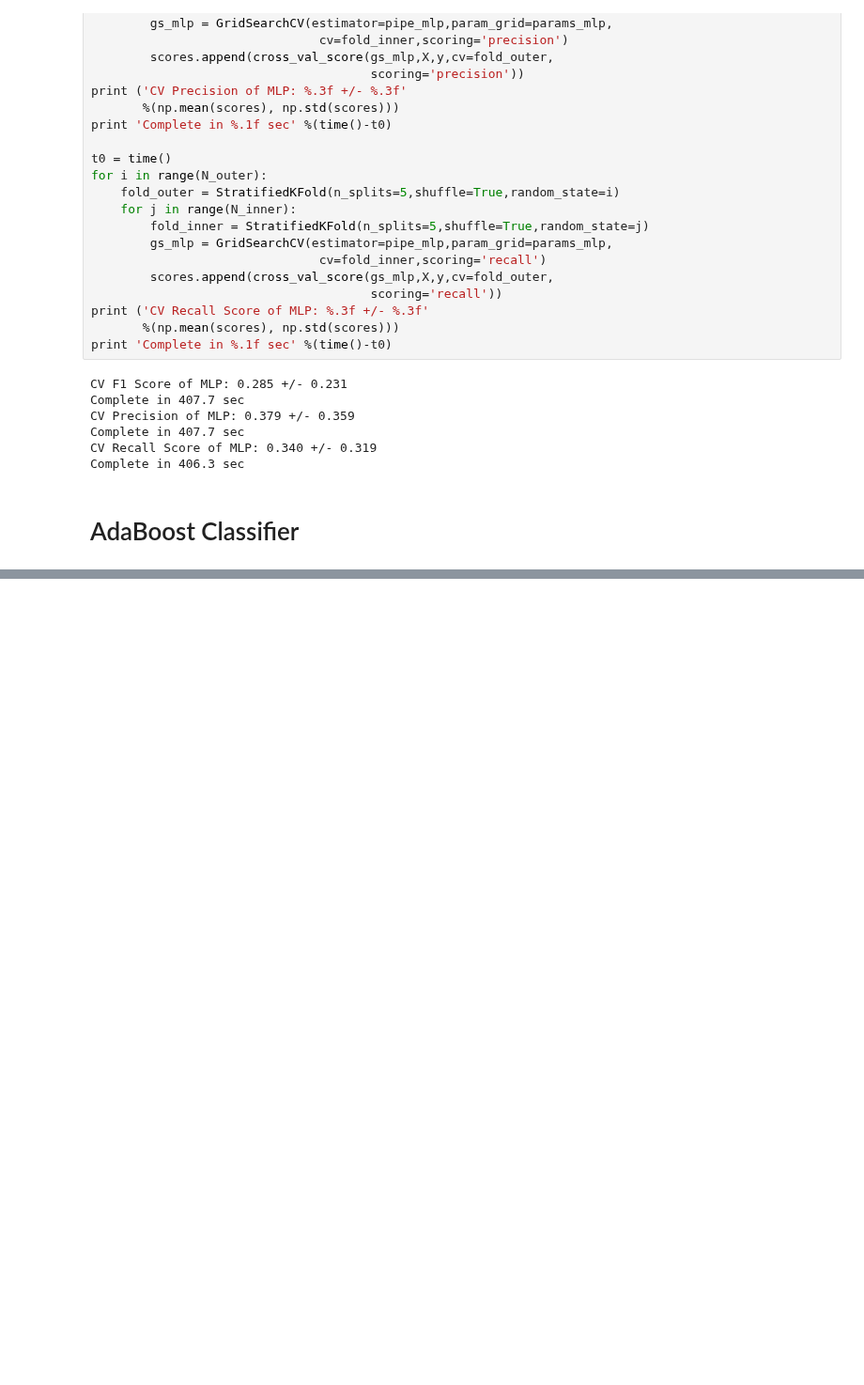
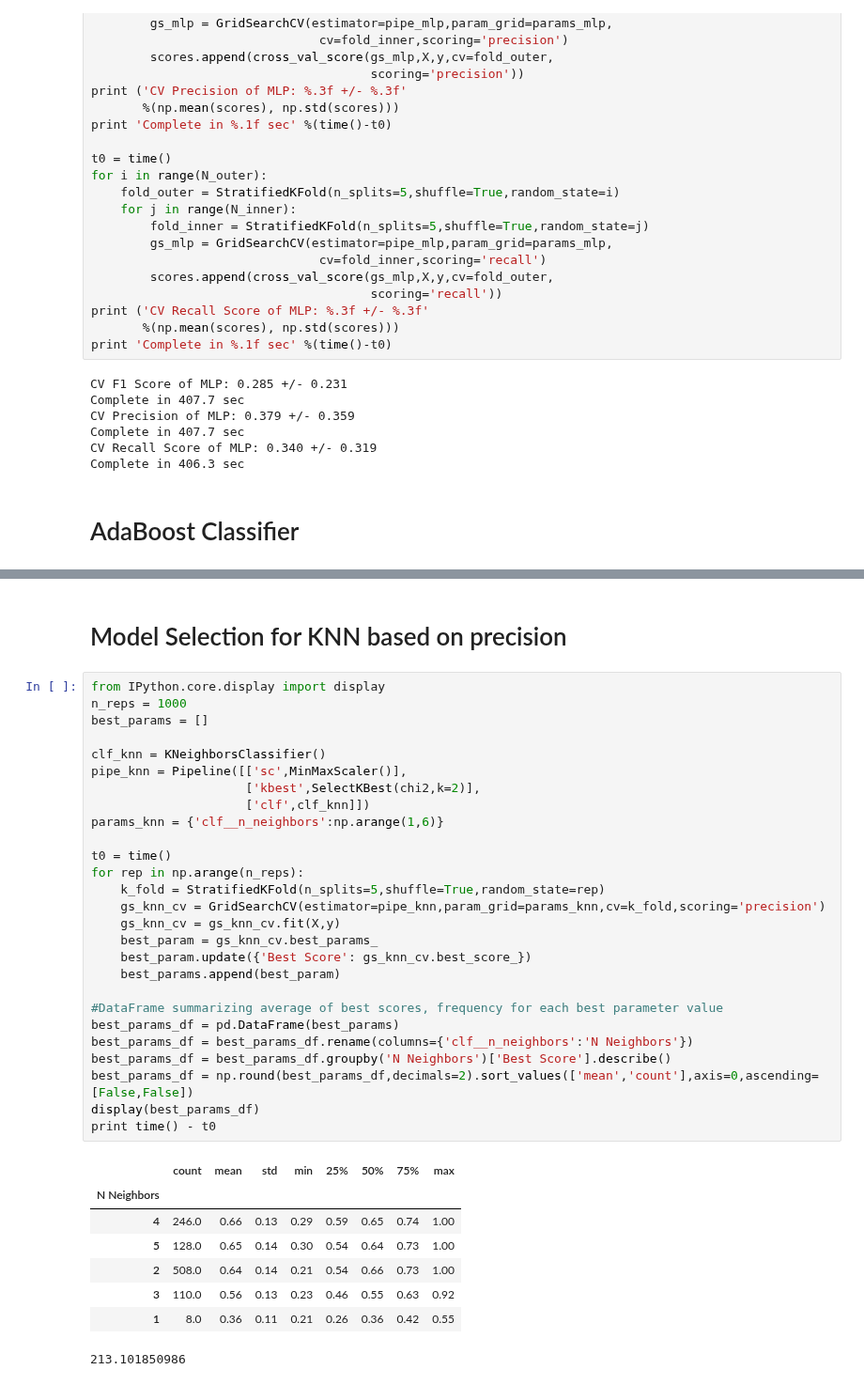
Before and after one commit to lmarkely/enron_fraud, a Jupyter notebook: Enron_fraud-SKB.ipynb, the cells around one changed output, grey strips where cells are left out. Shown at 94% size. Saved outputs shown, nothing was run; the diff lists cells and outputs as text; blank space fills up the shorter version.

```diff
--- a/Enron_fraud-SKB.ipynb
+++ b/Enron_fraud-SKB.ipynb
@@ -633,0 +674,38 @@ Complete in 872.7 sec
+# %% [markdown]
+#  Model Selection for KNN based on precision
+# %%
+from IPython.core.display import display
+n_reps = 1000
+best_params = []
+
+clf_knn = KNeighborsClassifier()
+pipe_knn = Pipeline([['sc',MinMaxScaler()],
+                     ['kbest',SelectKBest(chi2,k=2)],
+                     ['clf',clf_knn]])
+params_knn = {'clf__n_neighbors':np.arange(1,6)}
+
+t0 = time()
+for rep in np.arange(n_reps):
+    k_fold = StratifiedKFold(n_splits=5,shuffle=True,random_state=rep)
+    gs_knn_cv = GridSearchCV(estimator=pipe_knn,param_grid=params_knn,cv=k_fold,scoring='precision')
+    gs_knn_cv = gs_knn_cv.fit(X,y)
+    best_param = gs_knn_cv.best_params_
+    best_param.update({'Best Score': gs_knn_cv.best_score_})
+    best_params.append(best_param)
+
+#DataFrame summarizing average of best scores, frequency for each best parameter value
+best_params_df = pd.DataFrame(best_params)
+best_params_df = best_params_df.rename(columns={'clf__n_neighbors':'N Neighbors'})
+best_params_df = best_params_df.groupby('N Neighbors')['Best Score'].describe()
+best_params_df = np.round(best_params_df,decimals=2).sort_values(['mean','count'],axis=0,ascending=[False,False])
+display(best_params_df)
+print time() - t0
+# %% [output]
+|  | count | mean | std | min | 25% | 50% | 75% | max |
+| N Neighbors |  |  |  |  |  |  |  |  |
+| 4 | 246.0 | 0.66 | 0.13 | 0.29 | 0.59 | 0.65 | 0.74 | 1.00 |
+| 5 | 128.0 | 0.65 | 0.14 | 0.30 | 0.54 | 0.64 | 0.73 | 1.00 |
+| 2 | 508.0 | 0.64 | 0.14 | 0.21 | 0.54 | 0.66 | 0.73 | 1.00 |
+| 3 | 110.0 | 0.56 | 0.13 | 0.23 | 0.46 | 0.55 | 0.63 | 0.92 |
+| 1 | 8.0 | 0.36 | 0.11 | 0.21 | 0.26 | 0.36 | 0.42 | 0.55 |
+213.101850986
```
Also changed, not shown: parts of 5 cells of this notebook, 3 other files.
